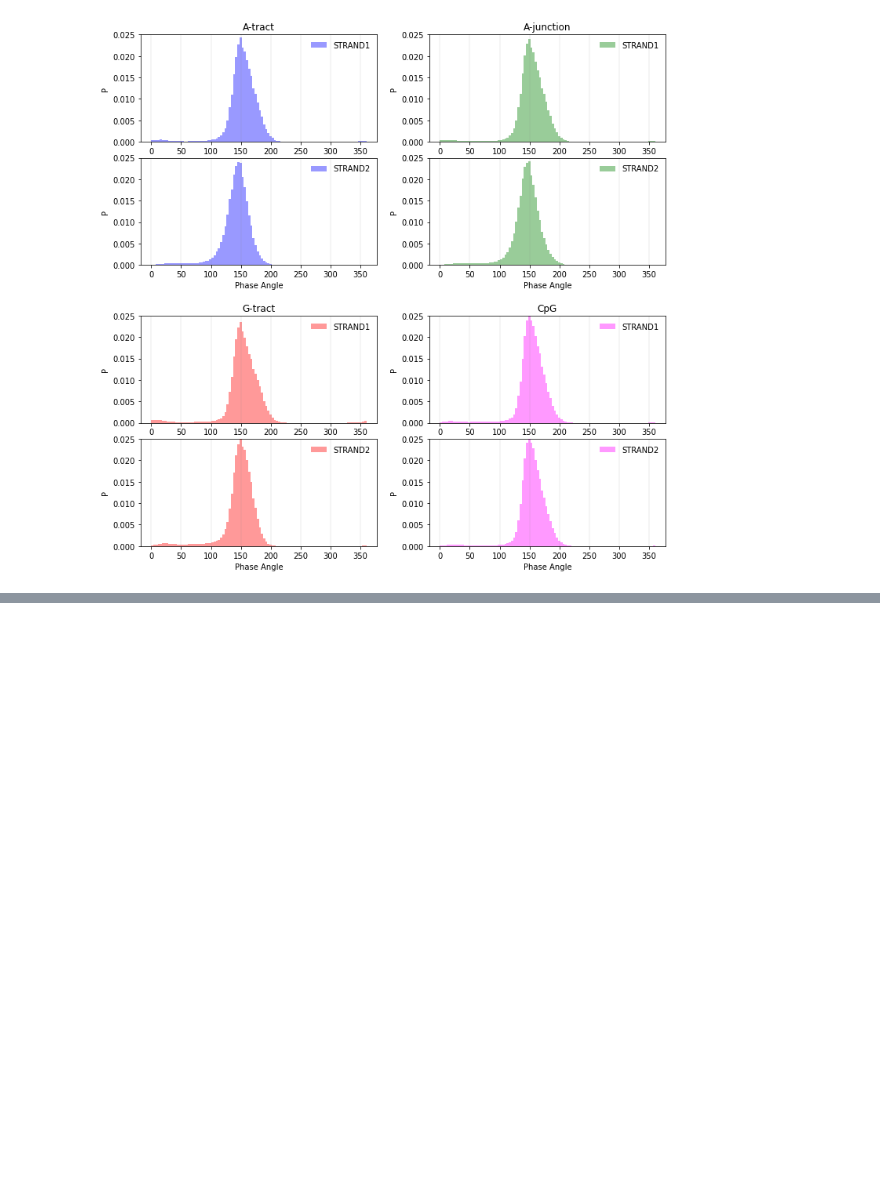
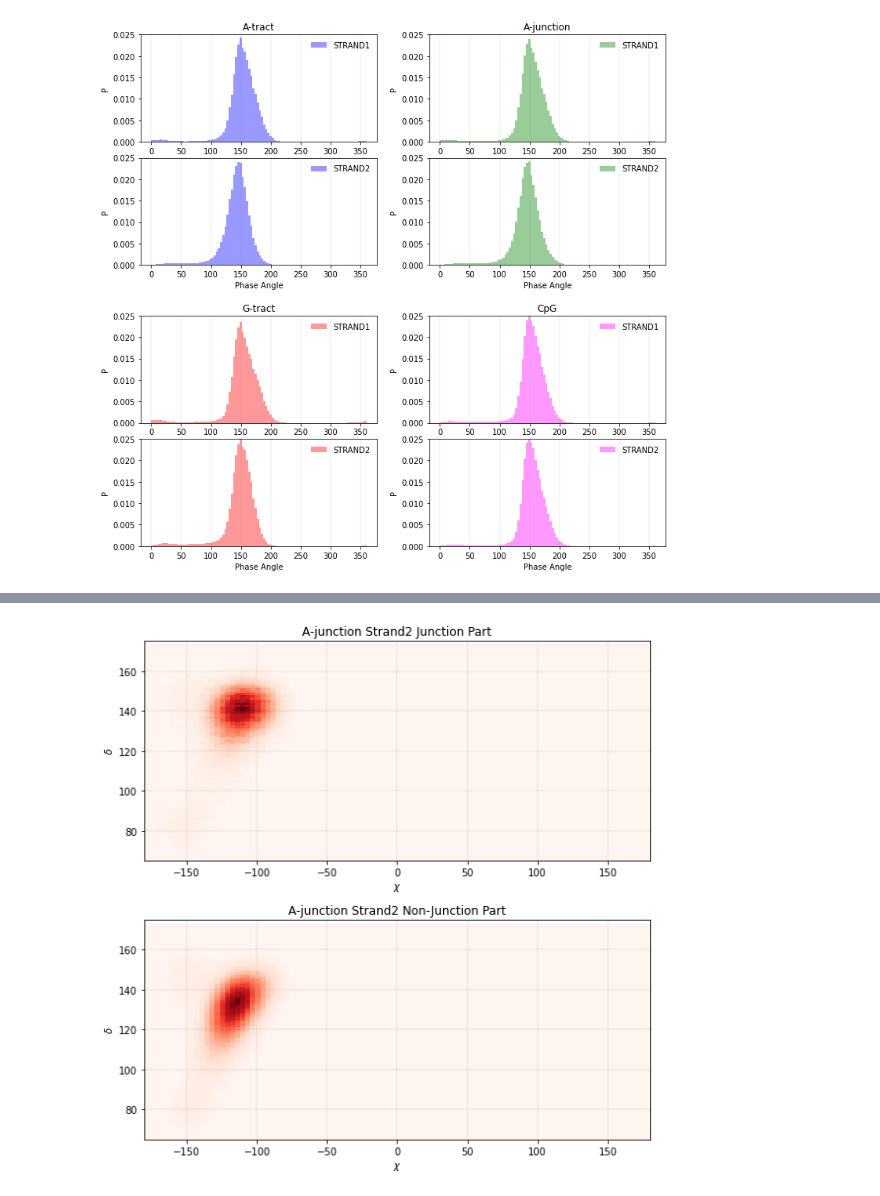
Before and after one commit to yizaochen/structural_x3dna, a Jupyter notebook: notebooks/5_phase_delta_chi_analysis.ipynb, the cells around one changed output, grey strips where cells are left out. Cells and saved outputs as stored; diff of their text form; code cells hidden in the pictures; blank space fills up the shorter version.

```diff
--- a/notebooks/5_phase_delta_chi_analysis.ipynb
+++ b/notebooks/5_phase_delta_chi_analysis.ipynb
@@ -31,0 +89,45 @@ plt.show()
+# %%
+host = 'tat_21mer'
+strand_id = 'STRAND2'
+bp_list_junction = [10, 11, 12]
+bp_list_non_junction = list(range(4, 10)) + list(range(13, 19))
+
+chi_junction, delta_junction = p_agent.get_data_chi_delta_by_bplist(strand_id, host, bp_list_junction)
+chi_nonjunction, delta_nonjunction = p_agent.get_data_chi_delta_by_bplist(strand_id, host, bp_list_non_junction)
+# %%
+bins = 100
+xlims = (-180, 180)
+ylims = (65,175)
+xlines = range(-150,151,50)
+ylines = range(80,161,20)
+fig, axes = plt.subplots(nrows=2, figsize=(8,8), facecolor="white")
+
+ax = axes[0]
+ax.hist2d(chi_junction, delta_junction, bins=bins, density=True, cmap='Reds')
+ax.set_xlim(xlims)
+ax.set_ylim(ylims)
+for xvalue in xlines:
+    ax.axvline(xvalue, color="grey", alpha=0.1)
+for yvalue in ylines:
+    ax.axhline(yvalue, color="grey", alpha=0.1)
+ax.set_xlabel("$\chi$")
+ax.set_ylabel("$\delta$")
+ax.set_title('A-junction Strand2 Junction Part')
+
+ax = axes[1]
+ax.hist2d(chi_nonjunction, delta_nonjunction, bins=bins, density=True, cmap='Reds')
+ax.set_xlim(xlims)
+ax.set_ylim(ylims)
+for xvalue in xlines:
+    ax.axvline(xvalue, color="grey", alpha=0.1)
+for yvalue in ylines:
+    ax.axhline(yvalue, color="grey", alpha=0.1)
+ax.set_xlabel("$\chi$")
+ax.set_ylabel("$\delta$")
+ax.set_title('A-junction Strand2 Non-Junction Part')
+
+plt.tight_layout()
+#plt.savefig("/home/yizaochen/Desktop/drawzone_temp/A_junction_chi_delta.png", dpi=150, transparent=False)
+plt.show()
+# %% [output]
+[figure, added]
```
Also changed, not shown: parts of 7 cells of this notebook, 2 other files.
